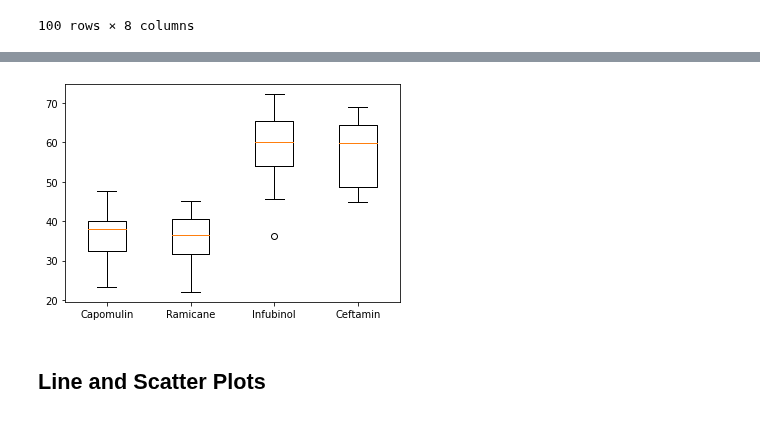
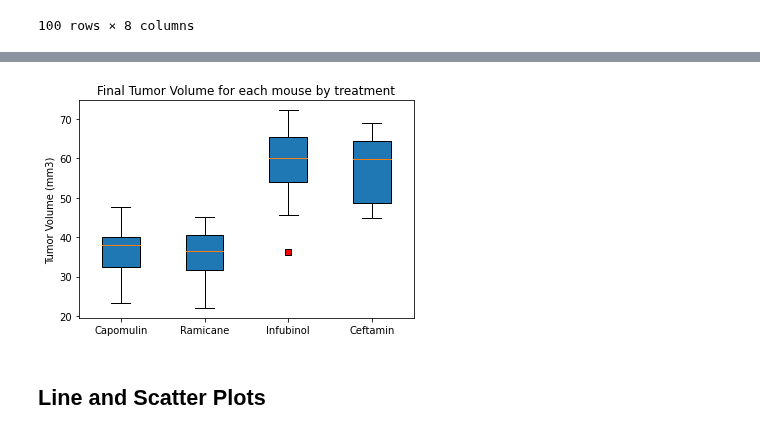
Before and after one commit to LP-116/matplotlib-challenge, a Jupyter notebook: pymaceuticals_starter.ipynb, the cells around one changed output, grey strips where cells are left out. Cells and saved outputs as stored; diff of their text form; code cells hidden in the pictures.

```diff
--- a/pymaceuticals_starter.ipynb
+++ b/pymaceuticals_starter.ipynb
@@ -369,10 +357,13 @@ tumor_vol
 # %%
 # Generate a box plot of the final tumor volume of each mouse across four regimens of interest
+red_square = dict(markerfacecolor='r', marker='s')
+fig1, ax1 = plt.subplots()
 
-plt.boxplot(tumor_vol, labels=(treatments))
-plt.show()
+ax1.set_title("Final Tumor Volume for each mouse by treatment")
+ax1.set_ylabel("Tumor Volume (mm3)")
+ax1.boxplot(tumor_vol, labels=(treatments), flierprops=red_square, patch_artist=True);
 # %% [output]
-[figure, old version]
+[figure, new version]
 # %% [markdown]
 ## Line and Scatter Plots
 # %%
```
Also changed, not shown: parts of 6 cells of this notebook.
